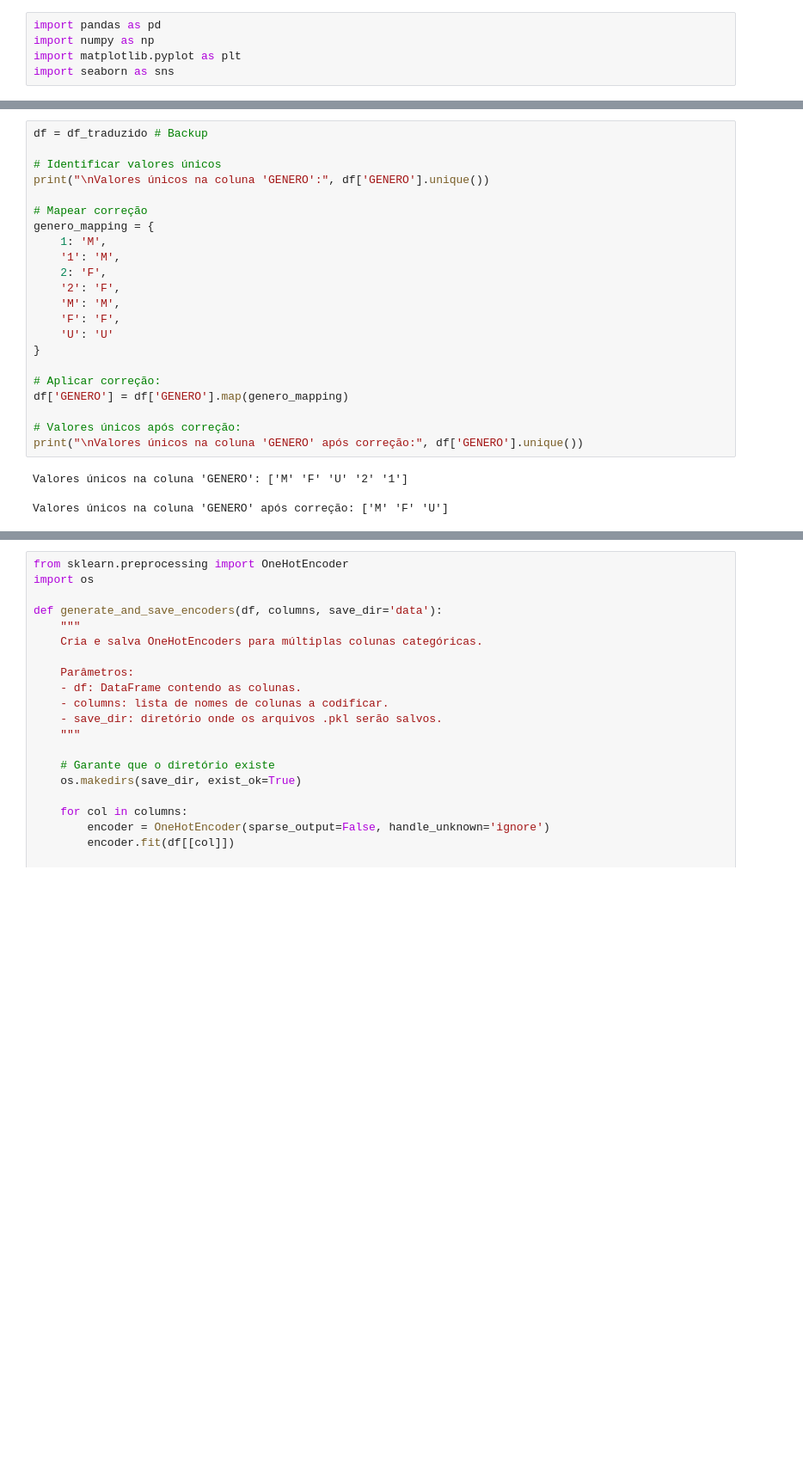
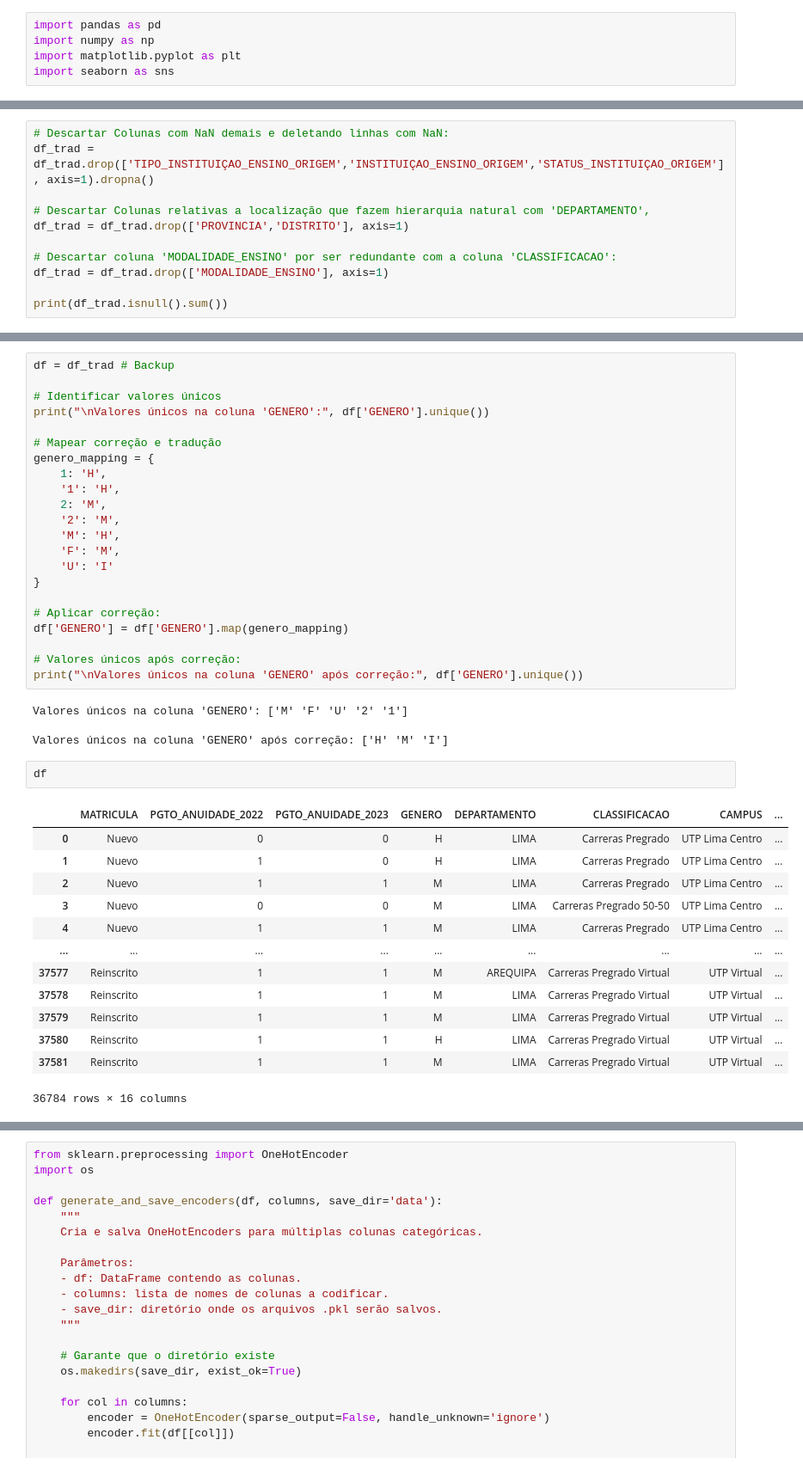
Before and after one commit to beabento/AprendizagemSupervisionada, a Jupyter notebook: projeto_escola_peru.ipynb, the cells around one changed output, grey strips where cells are left out. Shown at 86% size. Drawn from its saved outputs; the diff is of its cells as text; blank space fills up the shorter version.

```diff
--- a/projeto_escola_peru.ipynb
+++ b/projeto_escola_peru.ipynb
@@ -214,0 +219,11 @@ df_traduzido = df_traduzido.dropna()
+# %%
+# Descartar Colunas com NaN demais e deletando linhas com NaN:
+df_trad = df_trad.drop(['TIPO_INSTITUIÇAO_ENSINO_ORIGEM','INSTITUIÇAO_ENSINO_ORIGEM','STATUS_INSTITUIÇAO_ORIGEM'], axis=1).dropna()
+
+# Descartar Colunas relativas a localização que fazem hierarquia natural com 'DEPARTAMENTO',
+df_trad = df_trad.drop(['PROVINCIA','DISTRITO'], axis=1)
+
+# Descartar coluna 'MODALIDADE_ENSINO' por ser redundante com a coluna 'CLASSIFICACAO':
+df_trad = df_trad.drop(['MODALIDADE_ENSINO'], axis=1)
+
+print(df_trad.isnull().sum())
@@ -224,20 +259,20 @@ U      200
 1       52
 Name: count, dtype: int64
 # %%
-df = df_traduzido # Backup
+df = df_trad # Backup
 
 # Identificar valores únicos
 print("\nValores únicos na coluna 'GENERO':", df['GENERO'].unique())
 
-# Mapear correção
+# Mapear correção e tradução
 genero_mapping = {
-    1: 'M',
-    '1': 'M',
-    2: 'F',
-    '2': 'F',
-    'M': 'M',
-    'F': 'F',
-    'U': 'U'
+    1: 'H',
+    '1': 'H',
+    2: 'M',
+    '2': 'M',
+    'M': 'H',
+    'F': 'M',
+    'U': 'I'
 }
 
 # Aplicar correção:
@@ -248,4 +283,20 @@ print("\nValores únicos na coluna 'GENERO' após correção:", df['GENERO'].uni
 # %% [output]
 Valores únicos na coluna 'GENERO': ['M' 'F' 'U' '2' '1']
 
-Valores únicos na coluna 'GENERO' após correção: ['M' 'F' 'U']
+Valores únicos na coluna 'GENERO' após correção: ['H' 'M' 'I']
+# %%
+df
+# %% [output]
+|  | MATRICULA | PGTO_ANUIDADE_2022 | PGTO_ANUIDADE_2023 | GENERO | DEPARTAMENTO | CLASSIFICACAO | CAMPUS | ... |
+| 0 | Nuevo | 0 | 0 | H | LIMA | Carreras Pregrado | UTP Lima Centro | ... |
+| 1 | Nuevo | 1 | 0 | H | LIMA | Carreras Pregrado | UTP Lima Centro | ... |
+| 2 | Nuevo | 1 | 1 | M | LIMA | Carreras Pregrado | UTP Lima Centro | ... |
+| 3 | Nuevo | 0 | 0 | M | LIMA | Carreras Pregrado 50-50 | UTP Lima Centro | ... |
+| 4 | Nuevo | 1 | 1 | M | LIMA | Carreras Pregrado | UTP Lima Centro | ... |
+| ... | ... | ... | ... | ... | ... | ... | ... | ... |
+| 37577 | Reinscrito | 1 | 1 | M | AREQUIPA | Carreras Pregrado Virtual | UTP Virtual | ... |
+| 37578 | Reinscrito | 1 | 1 | M | LIMA | Carreras Pregrado Virtual | UTP Virtual | ... |
+| 37579 | Reinscrito | 1 | 1 | M | LIMA | Carreras Pregrado Virtual | UTP Virtual | ... |
+| 37580 | Reinscrito | 1 | 1 | H | LIMA | Carreras Pregrado Virtual | UTP Virtual | ... |
+| 37581 | Reinscrito | 1 | 1 | M | LIMA | Carreras Pregrado Virtual | UTP Virtual | ... |
+36784 rows × 16 columns
```
Also changed, not shown: parts of 30 cells of this notebook.
